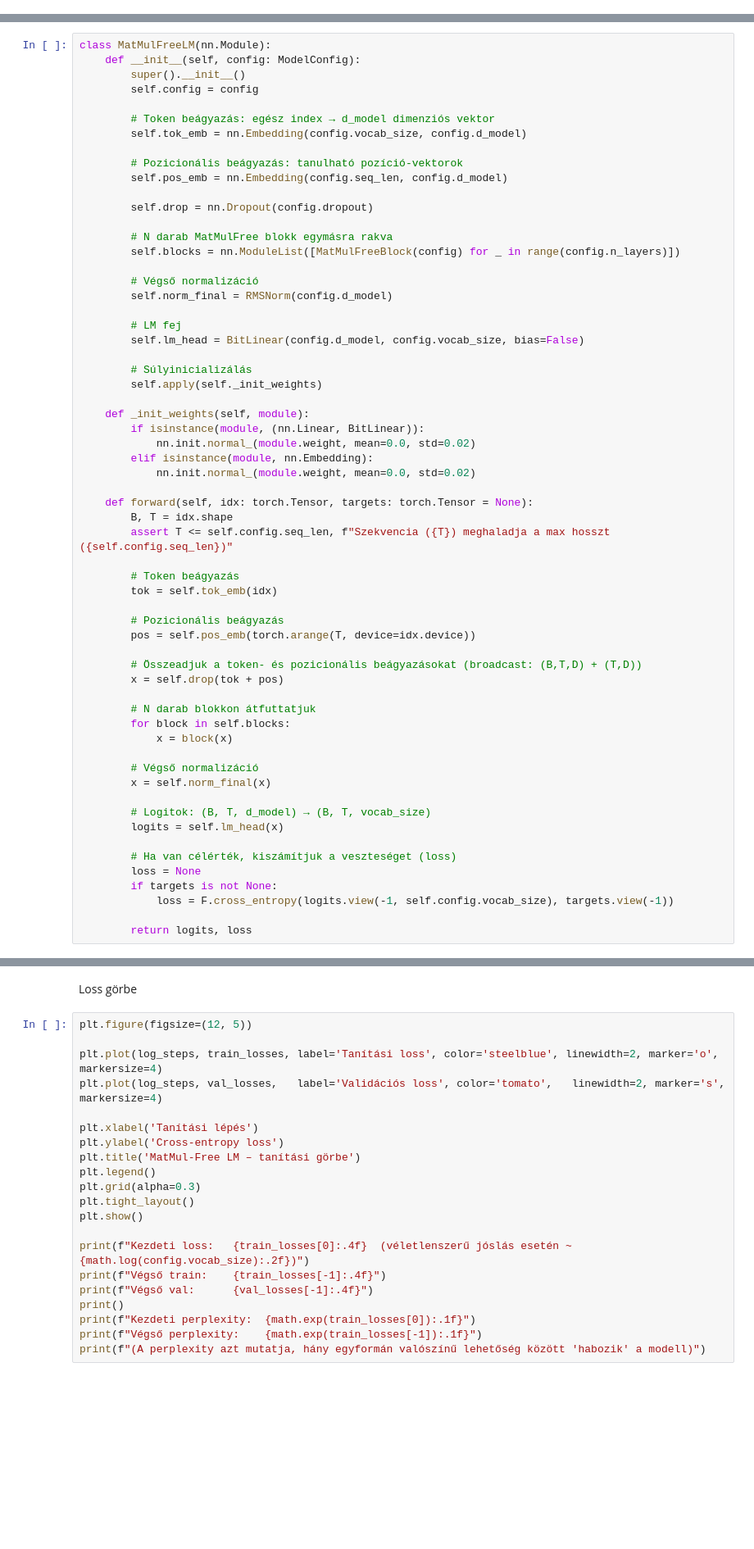
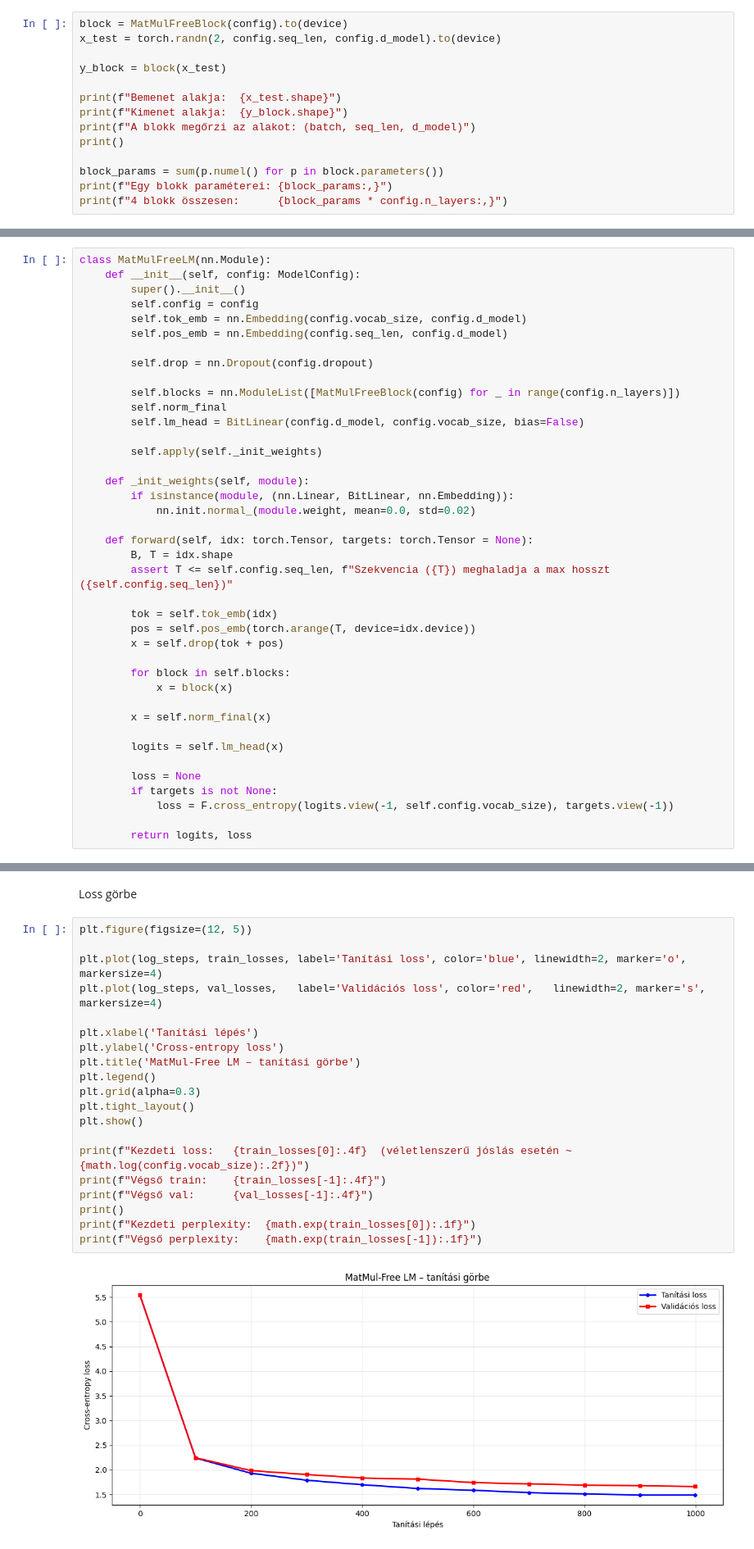
Before and after one commit to nytud/ai-notebooks, a Jupyter notebook: research_reproduction/MatMul_free_Language_Modeling.ipynb, the cells around one changed output, grey strips where cells are left out. Shown at 82% size. Drawn from its saved outputs; the diff is of its cells as text; blank space fills up the shorter version.

```diff
--- a/research_reproduction/MatMul_free_Language_Modeling.ipynb
+++ b/research_reproduction/MatMul_free_Language_Modeling.ipynb
@@ -464,0 +532,14 @@ class MatMulFreeBlock(nn.Module):
+# %%
+block = MatMulFreeBlock(config).to(device)
+x_test = torch.randn(2, config.seq_len, config.d_model).to(device)
+
+y_block = block(x_test)
+
+print(f"Bemenet alakja:  {x_test.shape}")
+print(f"Kimenet alakja:  {y_block.shape}")
+print(f"A blokk megőrzi az alakot: (batch, seq_len, d_model)")
+print()
+
+block_params = sum(p.numel() for p in block.parameters())
+print(f"Egy blokk paraméterei: {block_params:,}")
+print(f"4 blokk összesen:      {block_params * config.n_layers:,}")
@@ -481,57 +574,36 @@ class MatMulFreeLM(nn.Module):
     def __init__(self, config: ModelConfig):
         super().__init__()
         self.config = config
-
-        # Token beágyazás: egész index → d_model dimenziós vektor
         self.tok_emb = nn.Embedding(config.vocab_size, config.d_model)
-
-        # Pozicionális beágyazás: tanulható pozíció-vektorok
         self.pos_emb = nn.Embedding(config.seq_len, config.d_model)
 
         self.drop = nn.Dropout(config.dropout)
 
-        # N darab MatMulFree blokk egymásra rakva
         self.blocks = nn.ModuleList([MatMulFreeBlock(config) for _ in range(config.n_layers)])
-
-        # Végső normalizáció
-        self.norm_final = RMSNorm(config.d_model)
-
-        # LM fej
+        self.norm_final
         self.lm_head = BitLinear(config.d_model, config.vocab_size, bias=False)
 
-        # Súlyinicializálás
         self.apply(self._init_weights)
 
     def _init_weights(self, module):
-        if isinstance(module, (nn.Linear, BitLinear)):
-            nn.init.normal_(module.weight, mean=0.0, std=0.02)
-        elif isinstance(module, nn.Embedding):
+        if isinstance(module, (nn.Linear, BitLinear, nn.Embedding)):
             nn.init.normal_(module.weight, mean=0.0, std=0.02)
 
     def forward(self, idx: torch.Tensor, targets: torch.Tensor = None):
         B, T = idx.shape
         assert T <= self.config.seq_len, f"Szekvencia ({T}) meghaladja a max hosszt ({self.config.seq_len})"
 
-        # Token beágyazás
         tok = self.tok_emb(idx)
-
-        # Pozicionális beágyazás
         pos = self.pos_emb(torch.arange(T, device=idx.device))
-
-        # Összeadjuk a token- és pozicionális beágyazásokat (broadcast: (B,T,D) + (T,D))
         x = self.drop(tok + pos)
 
-        # N darab blokkon átfuttatjuk
         for block in self.blocks:
             x = block(x)
 
-        # Végső normalizáció
         x = self.norm_final(x)
 
-        # Logitok: (B, T, d_model) → (B, T, vocab_size)
         logits = self.lm_head(x)
 
-        # Ha van célérték, kiszámítjuk a veszteséget (loss)
         loss = None
         if targets is not None:
             loss = F.cross_entropy(logits.view(-1, self.config.vocab_size), targets.view(-1))
@@ -718,21 +824,22 @@ Loss görbe
 # %%
 plt.figure(figsize=(12, 5))
 
-plt.plot(log_steps, train_losses, label='Tanítási loss', color='steelblue', linewidth=2, marker='o', markersize=4)
-plt.plot(log_steps, val_losses,   label='Validációs loss', color='tomato',   linewidth=2, marker='s', markersize=4)
+plt.plot(log_steps, train_losses, label='Tanítási loss', color='blue', linewidth=2, marker='o', markersize=4)
+plt.plot(log_steps, val_losses,   label='Validációs loss', color='red',   linewidth=2, marker='s', markersize=4)
 
 plt.xlabel('Tanítási lépés')
 plt.ylabel('Cross-entropy loss')
 plt.title('MatMul-Free LM – tanítási görbe')
 plt.legend()
 plt.grid(alpha=0.3)
 plt.tight_layout()
 plt.show()
 
 print(f"Kezdeti loss:   {train_losses[0]:.4f}  (véletlenszerű jóslás esetén ~{math.log(config.vocab_size):.2f})")
 print(f"Végső train:    {train_losses[-1]:.4f}")
 print(f"Végső val:      {val_losses[-1]:.4f}")
 print()
 print(f"Kezdeti perplexity:  {math.exp(train_losses[0]):.1f}")
 print(f"Végső perplexity:    {math.exp(train_losses[-1]):.1f}")
-print(f"(A perplexity azt mutatja, hány egyformán valószínű lehetőség között 'habozik' a modell)")
+# %% [output]
+[figure, added]
```
Also changed, not shown: parts of 57 cells of this notebook.
